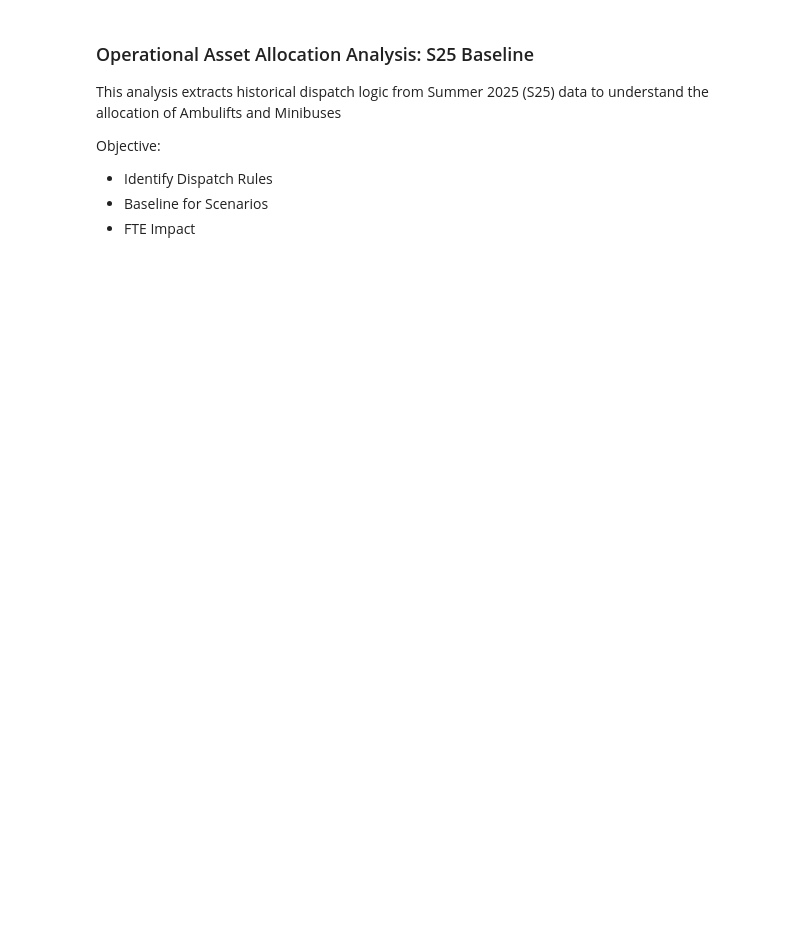
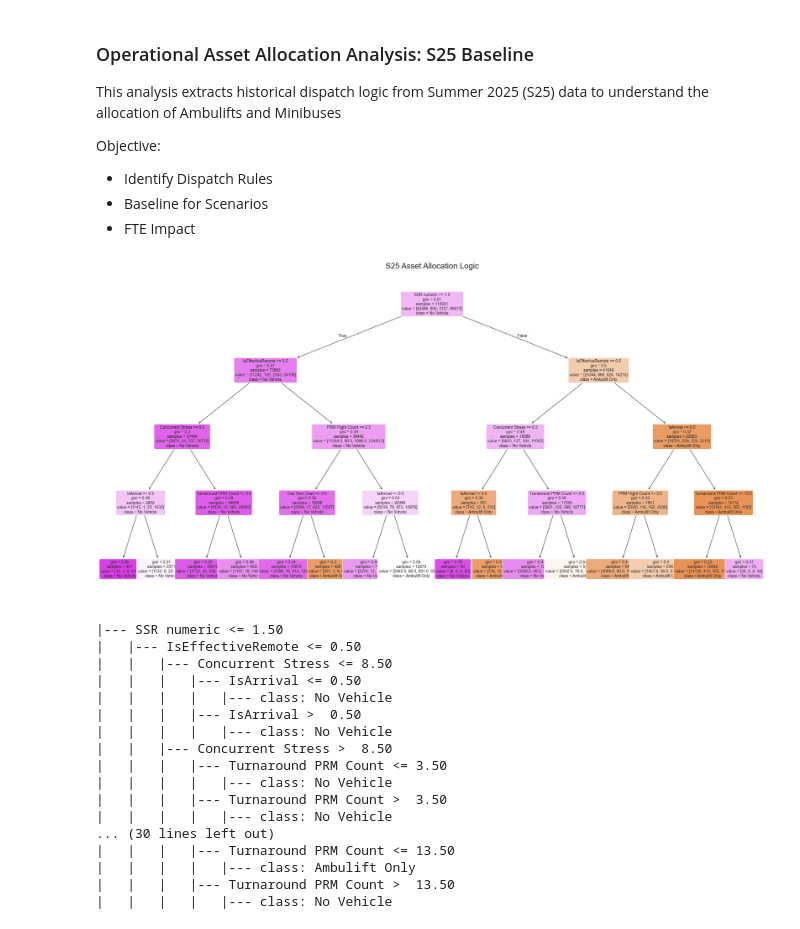
Before and after one commit to jamie-douglas/EDI_airport_analytics, a Jupyter notebook: scripts/minibus_optimisation.ipynb, the cells around one changed output. Cells and saved outputs as stored; diff of their text form; code cells hidden in the pictures; blank space fills up the shorter version.

Commit message:
addition of decision tree for current scenario

```diff
--- a/scripts/minibus_optimisation.ipynb
+++ b/scripts/minibus_optimisation.ipynb
@@ -90,7 +91,7 @@ def load_prm_data(start: str, end: str) -> pd.DataFrame:
             "FlightNumber AS [Flight Number]",
             "Sector",
             "ArrDep AS [A/D]",
-            "adhocOrPlanned AS [Adhoc or Planned]",
+            "adhocOrPlanned AS [Adhoc Or Planned]",
             "requestCreated_DAteTime_Local AS [Request Created DT]",
             "currentSSRCode AS [SSR Code]",
             "startService_DateTime_Local AS [Job Start Time]",
@@ -134,7 +135,7 @@ def load_flight_data(start: str, end: str) -> pd.DataFrame:
         table="EAL.FlightPerformance",
         columns=[
             "FlightID AS [Flight ID]",
-            "ScheduledDateTime_Local AS [Scheduled DateTime]",
+            "ScheduledDateTime_Local AS [Scheduled Flight DT]",
             "ArrDeptureCode AS [A/D]",
             "FlightNumber AS [Flight Number]",
             "AirlineCode_IATA AS [Airline Code]",
@@ -162,7 +163,7 @@ def load_flight_data(start: str, end: str) -> pd.DataFrame:
         query_option="OPTION (RECOMPILE)",
     )
 
-    df = to_datetime(df, ["Scheduled DateTime", "Actual Flight DT", "Chocks DT", "Boarding Start Time", "Boarding End Time", "Turnaround Scheduled DT", "Turnaround Actual DT", "Turnaround Chocks"])
+    df = to_datetime(df, ["Scheduled Flight DT", "Actual Flight DT", "Chocks DT", "Boarding Start Time", "Boarding End Time", "Turnaround Scheduled DT", "Turnaround Actual DT", "Turnaround Chocks"])
     df = add_date_parts(df, col="Actual Flight DT", day=True)
 
     df["Flight Number"] = df["Flight Number"].astype(str).str.lstrip("0")
@@ -224,6 +225,7 @@ df_prm_flags['Strategic Location'] = np.where(
 agg_rules = {
     "Sector": 'first',
     "A/D": 'first',
+    "Day": 'first',
     "Adhoc Or Planned": 'first',
     "SSR Code": 'first',
     "SSR numeric": 'first',
@@ -238,7 +240,7 @@ agg_rules = {
     "PassengerType" : 'first'
 }
 
-df_prm_grouped = df_prm.groupby(["Passenger ID", "Airline Code", "Flight Number"]).agg(agg_rules).reset_index()
+df_prm_grouped = df_prm_flags.groupby(["Passenger ID", "Airline Code", "Flight Number"]).agg(agg_rules).reset_index()
 
 #Calculate PRMs per flight
 flight_prm_count = df_prm_flags.groupby(["Flight Number", "Airline Code", "Day"])['Passenger ID'].nunique().reset_index(name="PRM Flight Count")
@@ -247,9 +249,9 @@ df_flights = pd.merge(df_flights, flight_prm_count, on=["Flight Number", "Airlin
 
 #merge with flight data
 df_prm_master = pd.merge(
-    df_prm_flags,
+    df_prm_grouped,
     df_flights[
-        ["Flight Number", "Airline Code", "Day", "IsEffectiveRemote", "Concurrent Stress", "Minutes on Chocks"]
+        ["Flight Number", "Airline Code", "Day", "IsEffectiveRemote", "Concurrent Stress", "Minutes on Chocks", "PRM Flight Count"]
     ],
     on = ["Flight Number", "Airline Code", "Day"],
     how = "left"
@@ -269,3 +341,60 @@ Objective:
 - Identify Dispatch Rules
 - Baseline for Scenarios
 - FTE Impact
+# %%
+#Create numeric flags for decision tree to understand text columns
+df_prm_master["IsArrival"] = np.where(df_prm_master["A/D"] == "A", 1, 0)
+df_prm_master["IsAdhoc"] = np.where(df_prm_master["Adhoc Or Planned"] == "Ad-Hoc", 1, 0)
+
+#Define the final feature list
+features = [
+    'SSR numeric',
+    'Has Own Chair',
+    'PRM Flight Count',
+    'Turnaround PRM Count',
+    'Concurrent Stress',
+    'IsEffectiveRemote',
+    'IsArrival',
+    'IsAdhoc'
+]
+
+#Drop rows that are missing the Target (PassengerType) or any features ensuring the model doesnt have to guess from incomplete data
+df_tree_ready = df_prm_master.dropna(subset=["PassengerType"] + features)
+
+#X = The Inputs (The situation)
+#y = The Output (the deicison made in S25)
+X = df_tree_ready[features]
+y = df_tree_ready["PassengerType"]
+
+#max depth = 4 so tree is readable, min_samples_leaf = 50 to prevent overfitting
+clf = tree.DecisionTreeClassifier(max_depth=4, min_samples_leaf=50, random_state=42)
+clf.fit(X, y)
+
+#visualise the rule book
+plt.figure(figsize=(30,15))
+tree.plot_tree(clf, feature_names=features, class_names=[str(c) for c in clf.classes_], filled=True, rounded=True, fontsize=10, precision=2)
+plt.title("S25 Asset Allocation Logic", fontsize=20)
+plt.show()
+
+#Print the rules in text format
+tree_rules = export_text(clf, feature_names=features)
+print(tree_rules)
+# %% [output]
+[figure, added]
+|--- SSR numeric <= 1.50
+|   |--- IsEffectiveRemote <= 0.50
+|   |   |--- Concurrent Stress <= 8.50
+|   |   |   |--- IsArrival <= 0.50
+|   |   |   |   |--- class: No Vehicle
+|   |   |   |--- IsArrival >  0.50
+|   |   |   |   |--- class: No Vehicle
+|   |   |--- Concurrent Stress >  8.50
+|   |   |   |--- Turnaround PRM Count <= 3.50
+|   |   |   |   |--- class: No Vehicle
+|   |   |   |--- Turnaround PRM Count >  3.50
+|   |   |   |   |--- class: No Vehicle
+... (30 lines left out)
+|   |   |   |--- Turnaround PRM Count <= 13.50
+|   |   |   |   |--- class: Ambulift Only
+|   |   |   |--- Turnaround PRM Count >  13.50
+|   |   |   |   |--- class: No Vehicle
```
Also changed, not shown: parts of 4 cells of this notebook.
